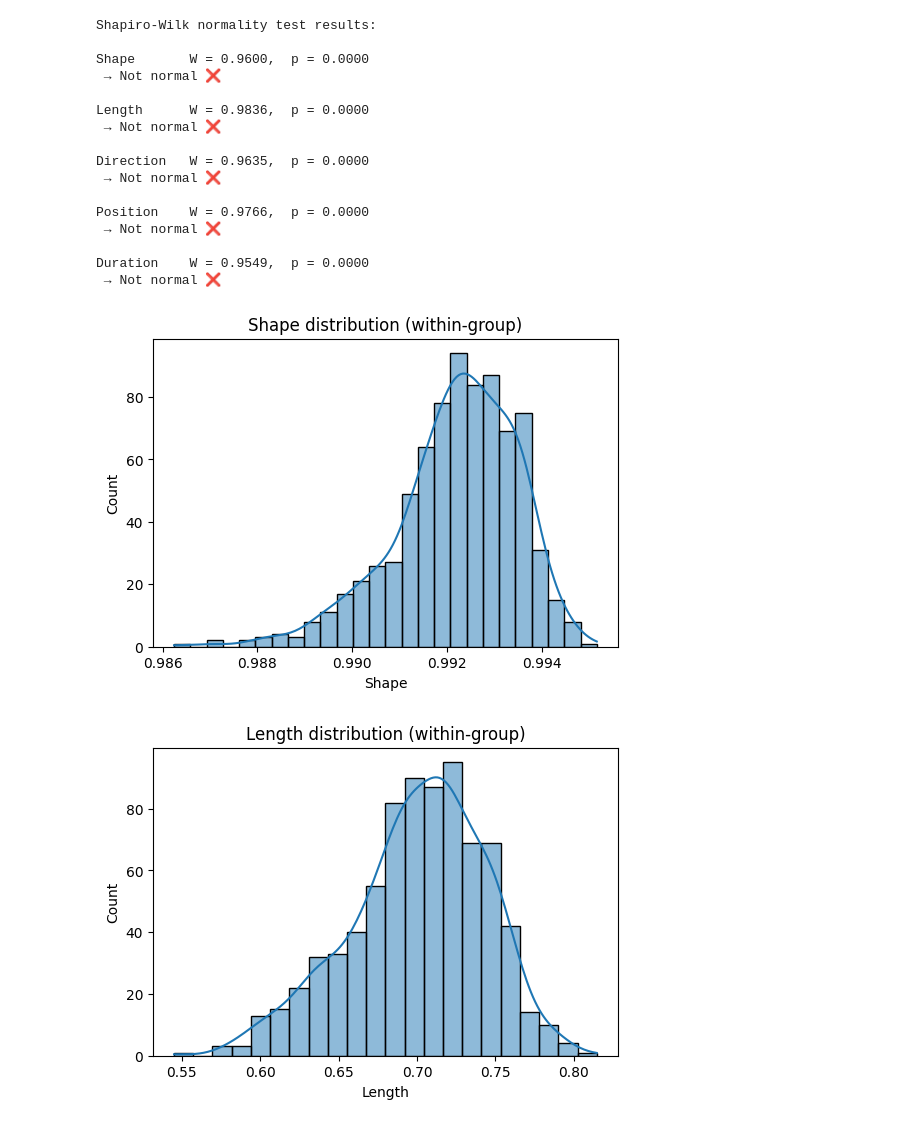
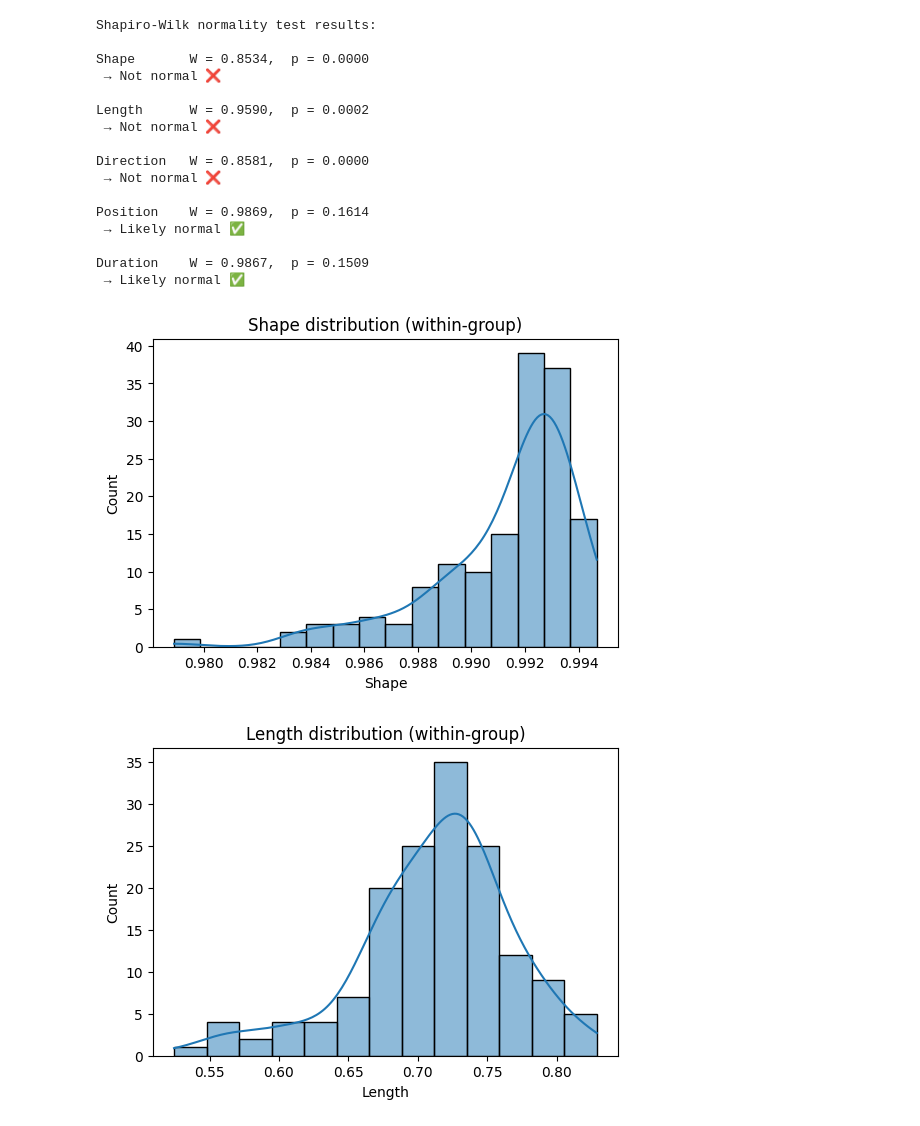
Before and after one commit to Belown/Programmer_Scanpath_Gaze_Behavior, a Jupyter notebook: notebook/normality.ipynb, the cells around one changed output. Saved outputs shown, nothing was run; the diff lists cells and outputs as text; code cells hidden in the pictures.

```diff
--- a/notebook/normality.ipynb
+++ b/notebook/normality.ipynb
@@ -5,43 +5,43 @@ import matplotlib.pyplot as plt
 import seaborn as sns
 
 # Load your data (replace with your filename)
-df = pd.read_csv("D:\Storage\ETH\Thesis\Code\comparison_results\within_group\low_trial_id_5_results.csv")
+df = pd.read_csv(r"D:\Storage\ETH\Thesis\Code\notebook\EMIP\comparison_results\between_group\trial_5\Java_high.csv_vs_Java_none.csv_results.csv")
 
 # Define the five dimensions
 dimensions = ["Shape", "Length", "Direction", "Position", "Duration"]
 
 # Run Shapiro-Wilk test for each
 print("Shapiro-Wilk normality test results:\n")
 for dim in dimensions:
     stat, p = shapiro(df[dim])
     print(f"{dim:10s}  W = {stat:.4f},  p = {p:.4f}")
     if p > 0.05:
         print(" → Likely normal ✅\n")
     else:
         print(" → Not normal ❌\n")
 
 # Optional: visualize distributions
 for dim in dimensions:
     plt.figure(figsize=(6,4))
     sns.histplot(df[dim], kde=True)
     plt.title(f"{dim} distribution (within-group)")
     plt.show()
 # %% [output]
 Shapiro-Wilk normality test results:
 
-Shape       W = 0.9600,  p = 0.0000
+Shape       W = 0.8534,  p = 0.0000
  → Not normal ❌
 
-Length      W = 0.9836,  p = 0.0000
+Length      W = 0.9590,  p = 0.0002
  → Not normal ❌
 
-Direction   W = 0.9635,  p = 0.0000
+Direction   W = 0.8581,  p = 0.0000
  → Not normal ❌
 
-Position    W = 0.9766,  p = 0.0000
- → Not normal ❌
+Position    W = 0.9869,  p = 0.1614
+ → Likely normal ✅
 
-Duration    W = 0.9549,  p = 0.0000
- → Not normal ❌
+Duration    W = 0.9867,  p = 0.1509
+ → Likely normal ✅
-[figure, old version]
+[figure, new version]
-[figure, old version]
+[figure, new version]
```
Also changed, not shown: parts of 2 cells of this notebook, 14 other files.
